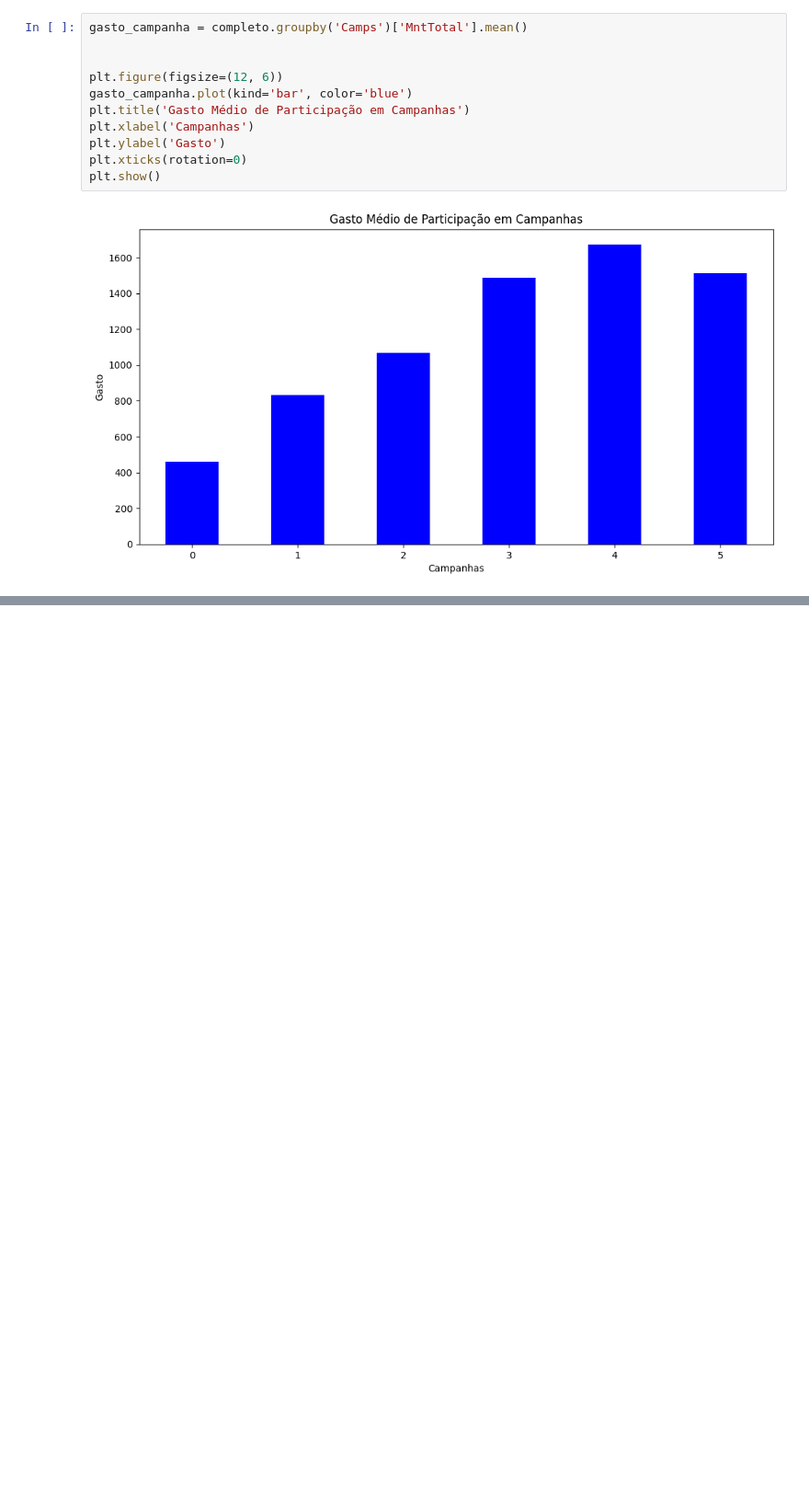
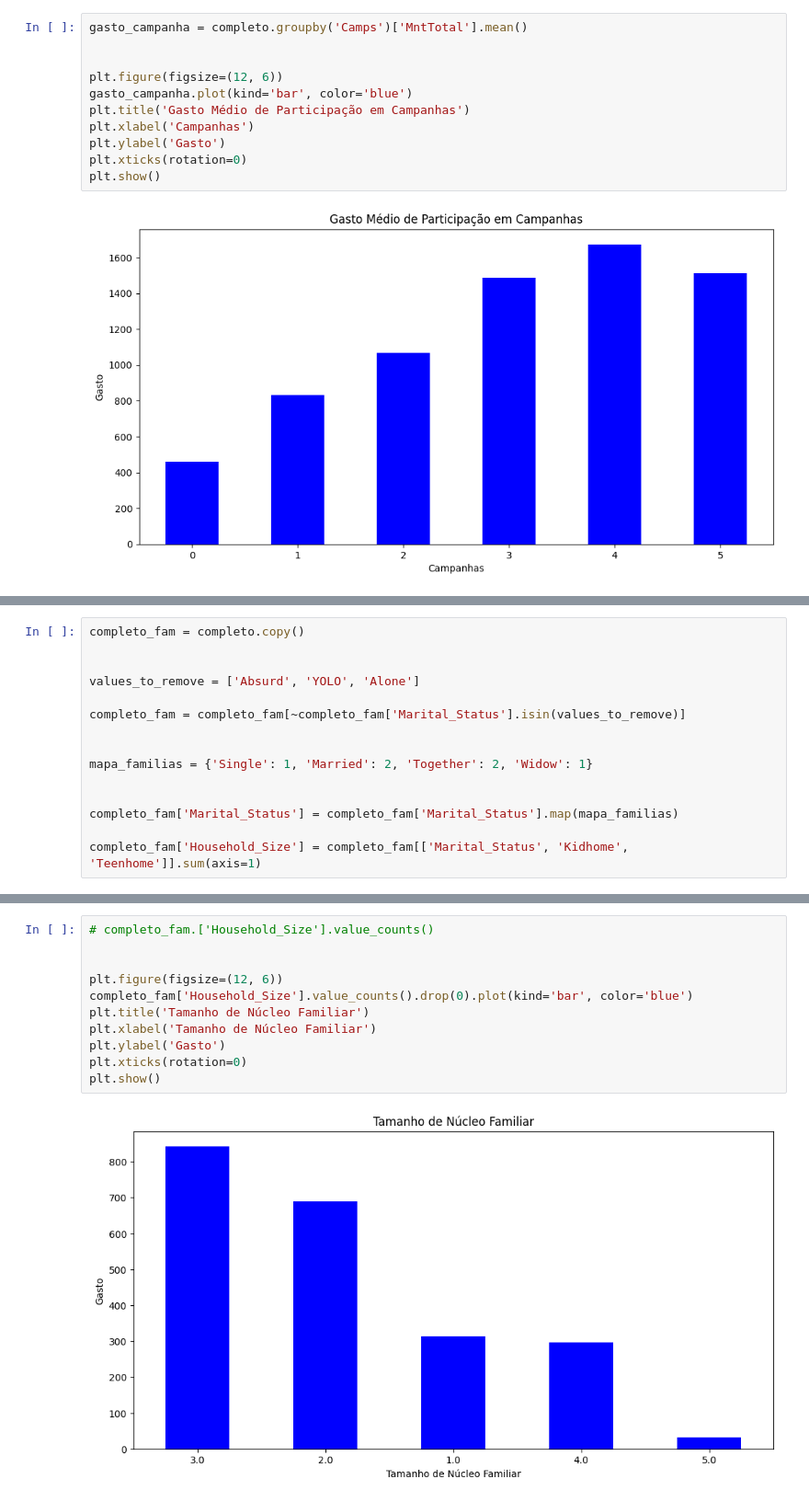
Before and after one commit to filipester/tecnicas_de_programacao_i, a Jupyter notebook: Aula_08.ipynb, the cells around one changed output, grey strips where cells are left out. Shown: that part at 92% size. Saved outputs shown, nothing was run; the diff lists cells and outputs as text; blank space fills up the shorter version.

```diff
--- a/Aula_08.ipynb
+++ b/Aula_08.ipynb
@@ -329,0 +332,15 @@ Além disso, mais de 72% da base não participou de nenhuma campanha, sendo que
+# %%
+completo_fam = completo.copy()
+
+
+values_to_remove = ['Absurd', 'YOLO', 'Alone']
+
+completo_fam = completo_fam[~completo_fam['Marital_Status'].isin(values_to_remove)]
+
+
+mapa_familias = {'Single': 1, 'Married': 2, 'Together': 2, 'Widow': 1}
+
+
+completo_fam['Marital_Status'] = completo_fam['Marital_Status'].map(mapa_familias)
+
+completo_fam['Household_Size'] = completo_fam[['Marital_Status', 'Kidhome', 'Teenhome']].sum(axis=1)
@@ -329,0 +361,13 @@ Além disso, mais de 72% da base não participou de nenhuma campanha, sendo que
+# %%
+# completo_fam.['Household_Size'].value_counts()
+
+
+plt.figure(figsize=(12, 6))
+completo_fam['Household_Size'].value_counts().drop(0).plot(kind='bar', color='blue')
+plt.title('Tamanho de Núcleo Familiar')
+plt.xlabel('Tamanho de Núcleo Familiar')
+plt.ylabel('Gasto')
+plt.xticks(rotation=0)
+plt.show()
+# %% [output]
+[figure, added]
```
Also changed, not shown: parts of 4 cells of this notebook.
